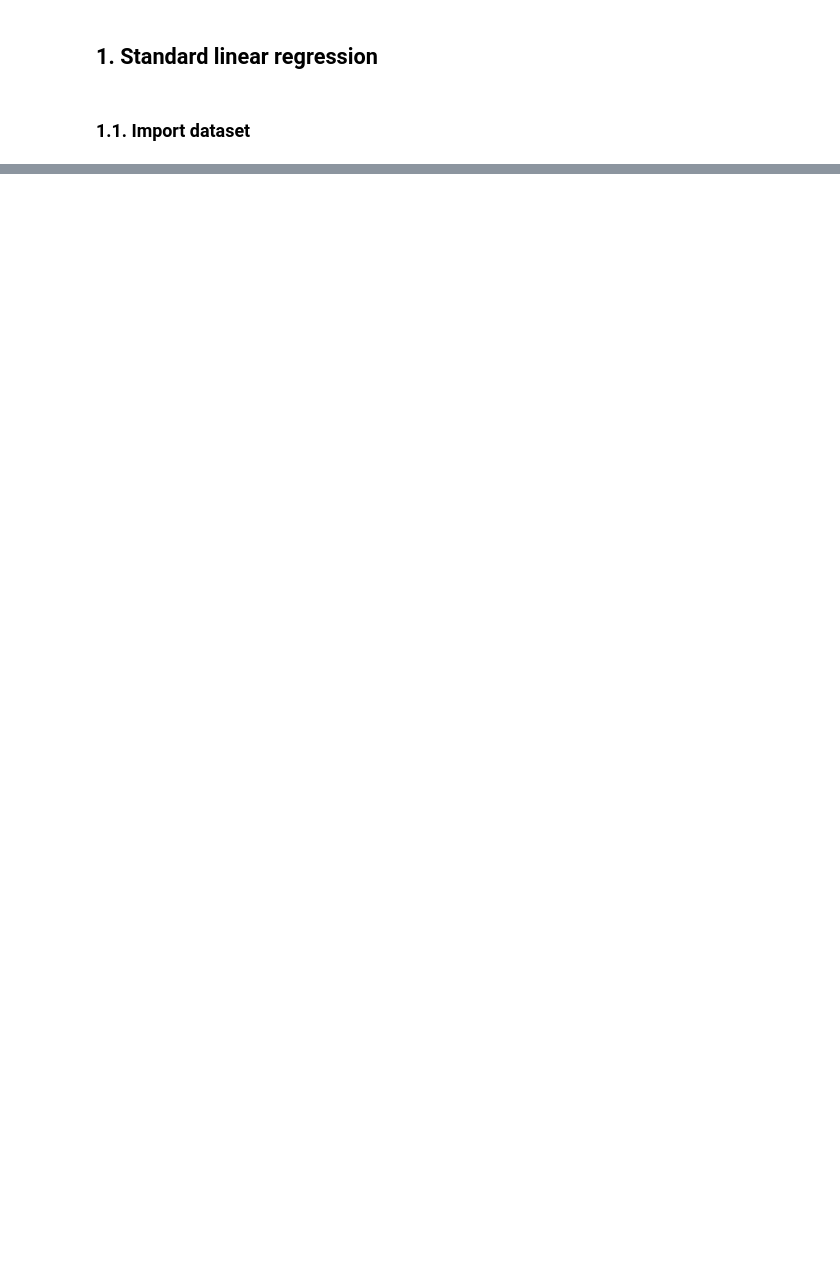
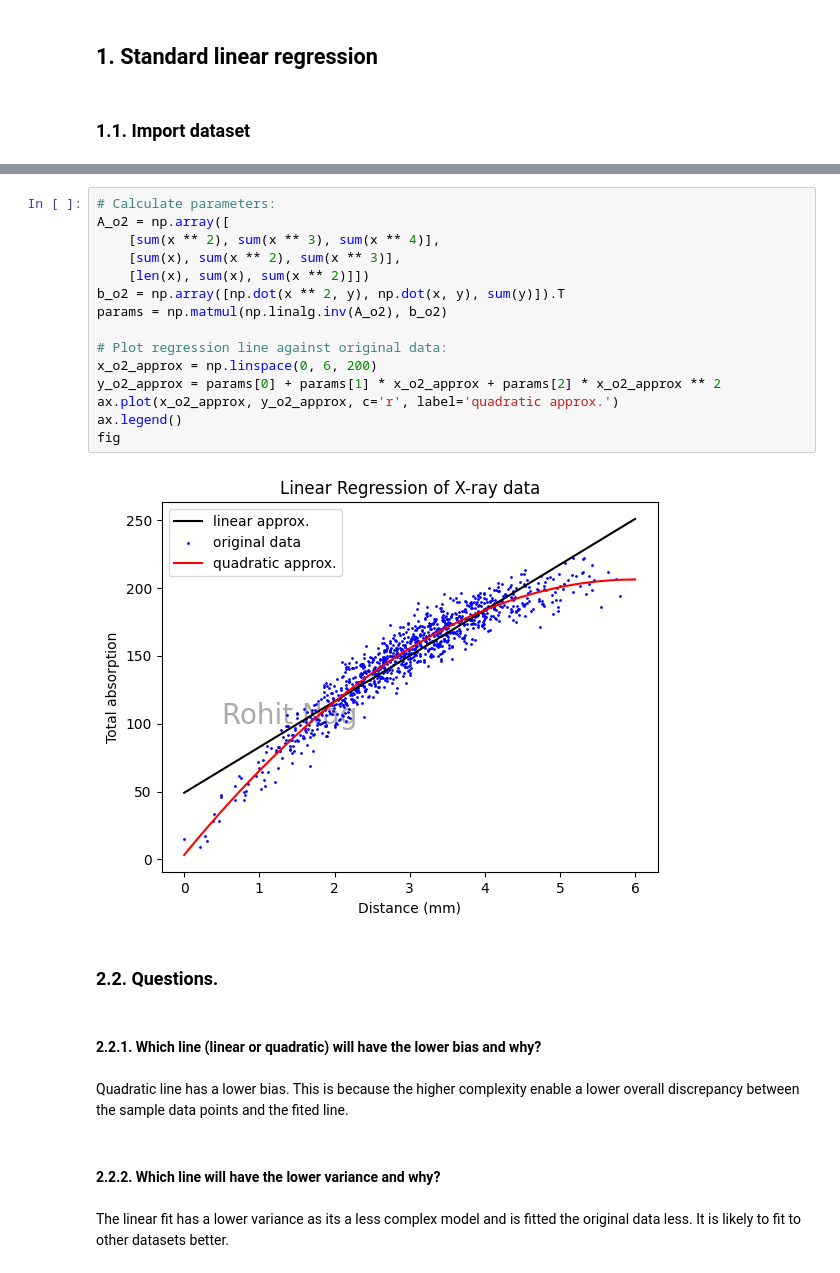
Before and after one commit to RohitNag11/Imperial, a Jupyter notebook: MachineLearning/Tutorial3/tutorial3.ipynb, the cells around one changed output, grey strips where cells are left out. Drawn from its saved outputs; the diff is of its cells as text; blank space fills up the shorter version.

```diff
--- a/MachineLearning/Tutorial3/tutorial3.ipynb
+++ b/MachineLearning/Tutorial3/tutorial3.ipynb
@@ -42,0 +99,27 @@ y = np.array(df['Total absorption'][:])
+# %%
+# Calculate parameters:
+A_o2 = np.array([
+    [sum(x ** 2), sum(x ** 3), sum(x ** 4)],
+    [sum(x), sum(x ** 2), sum(x ** 3)],
+    [len(x), sum(x), sum(x ** 2)]])
+b_o2 = np.array([np.dot(x ** 2, y), np.dot(x, y), sum(y)]).T
+params = np.matmul(np.linalg.inv(A_o2), b_o2)
+
+# Plot regression line against original data:
+x_o2_approx = np.linspace(0, 6, 200)
+y_o2_approx = params[0] + params[1] * x_o2_approx + params[2] * x_o2_approx ** 2
+ax.plot(x_o2_approx, y_o2_approx, c='r', label='quadratic approx.')
+ax.legend()
+fig
+# %% [output]
+[figure, added]
+# %% [markdown]
+### 2.2. Questions.
+# %% [markdown]
+#### 2.2.1. Which line (linear or quadratic) will have the lower bias and why?
+# %% [markdown]
+Quadratic line has a lower bias. This is because the higher complexity enable a lower overall discrepancy between the sample data points and the fited line.
+# %% [markdown]
+#### 2.2.2. Which line will have the lower variance and why?
+# %% [markdown]
+The linear fit has a lower variance as its a less complex model and is fitted the original data less. It is likely to fit to other datasets better.
```
Also changed, not shown: parts of 24 cells of this notebook, 5 other files.
